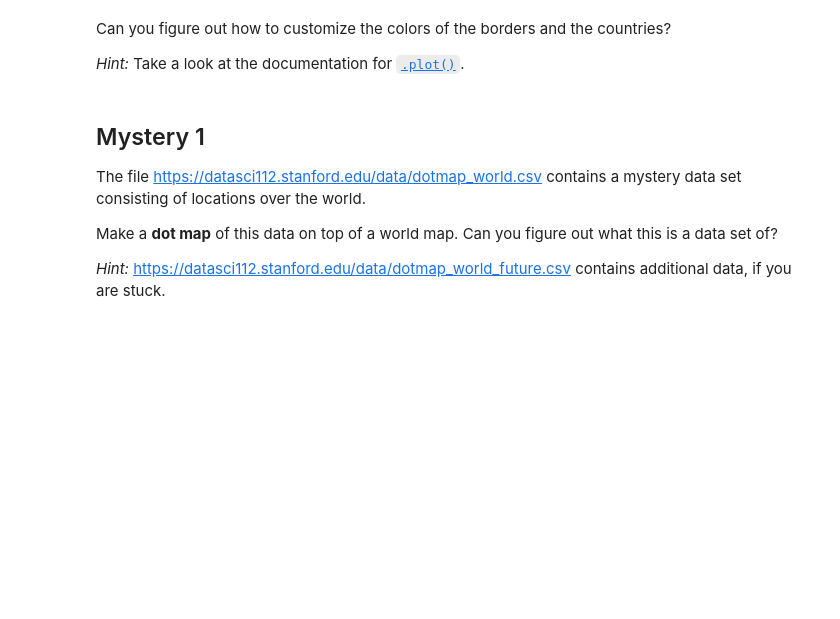
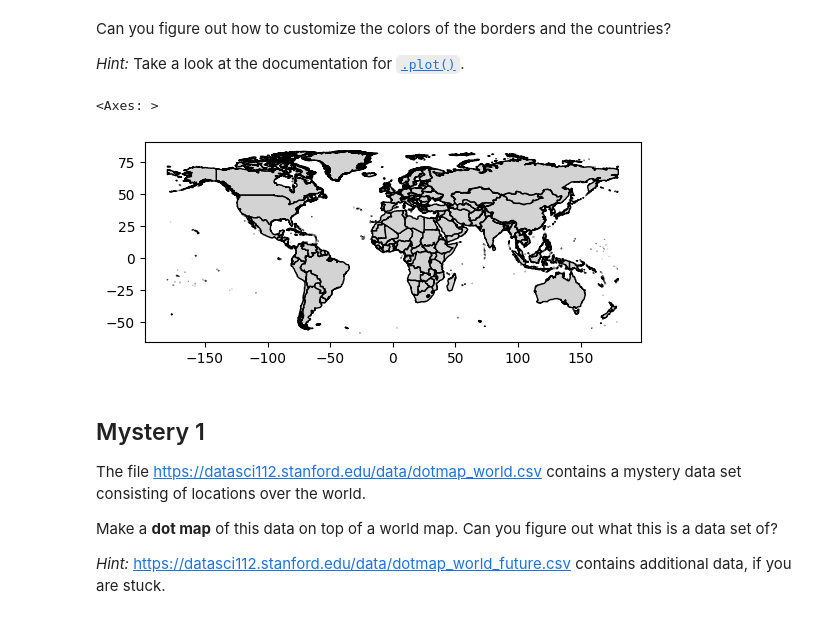
Before and after one commit to Elnya/DATASCI112, a Jupyter notebook: week9/9.3.shapefiles-and-two-dot-map-mysteries.ipynb, the cells around one changed output. Cells and saved outputs as stored; diff of their text form; code cells hidden in the pictures; blank space fills up the shorter version.

```diff
--- a/week9/9.3.shapefiles-and-two-dot-map-mysteries.ipynb
+++ b/week9/9.3.shapefiles-and-two-dot-map-mysteries.ipynb
@@ -20,7 +27,9 @@ Now, you should be able to see these files in the file browser. (If you can't, p
 To read in a shapefile, we can use Geopandas.
 # %%
 import geopandas as gpd
+import contextily as cx
 
+directory = "data"
 # You can read in any of the files in the shapefile and get the same result.
-gdf_world = gpd.read_file("world-administrative-boundaries.shp")
+gdf_world = gpd.read_file(f"{directory}/world-administrative-boundaries.zip")
 gdf_world
@@ -36,6 +74,11 @@ gdf_world.crs
 Can you figure out how to customize the colors of the borders and the countries?
 
 _Hint:_ Take a look at the documentation for [`.plot()`](https://geopandas.org/en/stable/docs/reference/api/geopandas.GeoDataFrame.plot.html#geopandas.GeoDataFrame.plot).
+# %%
+gdf_world.plot(edgecolor="black", facecolor="lightgray")
+# %% [output]
+<Axes: >
+[figure, added]
 # %% [markdown]
 ## Mystery 1
 
```
Also changed, not shown: parts of 20 cells of this notebook, 18 other files.
